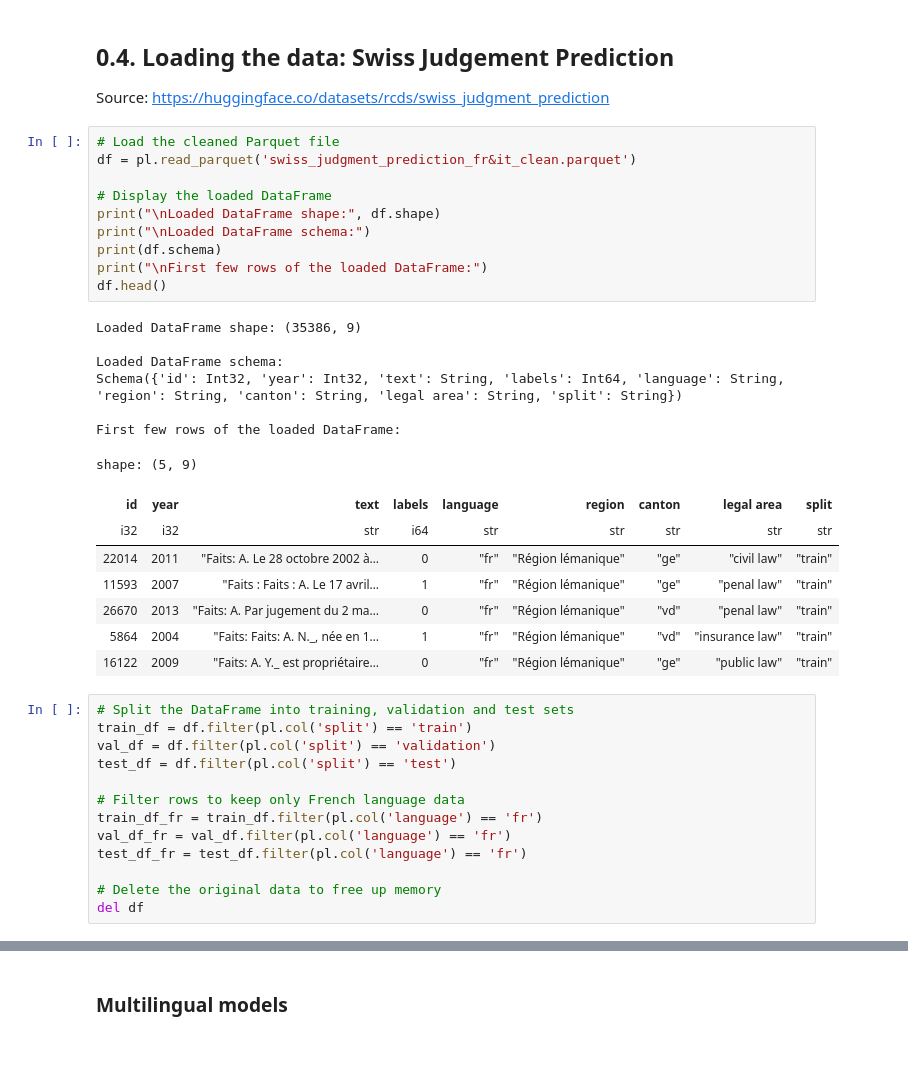
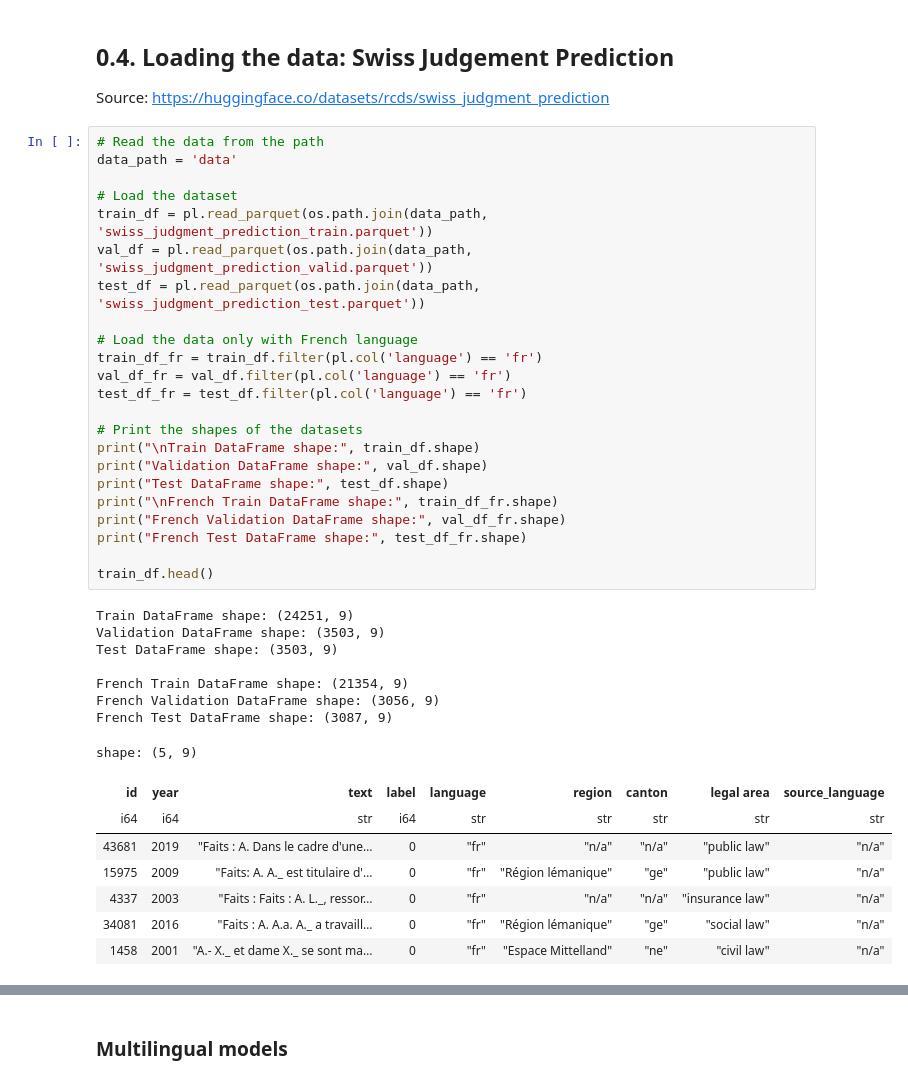
Before and after one commit to pablo-fdz/adv_nlp_final_assessment, a Jupyter notebook: part_2_ds_challenge.ipynb, the cells around one changed output, grey strips where cells are left out. Cells and saved outputs as stored; diff of their text form; blank space fills up the shorter version.

```diff
--- a/part_2_ds_challenge.ipynb
+++ b/part_2_ds_challenge.ipynb
@@ -64,44 +64,45 @@ Seed set to 42. This ensures reproducibility of results across runs.
 ## 0.4. Loading the data: Swiss Judgement Prediction
 
 Source: https://huggingface.co/datasets/rcds/swiss_judgment_prediction
-# %%
-# Load the cleaned Parquet file
-df = pl.read_parquet('swiss_judgment_prediction_fr&it_clean.parquet')
-
-# Display the loaded DataFrame
-print("\nLoaded DataFrame shape:", df.shape)
-print("\nLoaded DataFrame schema:")
-print(df.schema)
-print("\nFirst few rows of the loaded DataFrame:")
-df.head()
-# %% [output]
-Loaded DataFrame shape: (35386, 9)
-
-Loaded DataFrame schema:
-Schema({'id': Int32, 'year': Int32, 'text': String, 'labels': Int64, 'language': String, 'region': String, 'canton': String, 'legal area': String, 'split': String})
-
-First few rows of the loaded DataFrame:
-shape: (5, 9)
-| id | year | text | labels | language | region | canton | legal area | split |
-| i32 | i32 | str | i64 | str | str | str | str | str |
-| 22014 | 2011 | "Faits: A. Le 28 octobre 2002 à… | 0 | "fr" | "Région lémanique" | "ge" | "civil law" | "train" |
-| 11593 | 2007 | "Faits : Faits : A. Le 17 avril… | 1 | "fr" | "Région lémanique" | "ge" | "penal law" | "train" |
-| 26670 | 2013 | "Faits: A. Par jugement du 2 ma… | 0 | "fr" | "Région lémanique" | "vd" | "penal law" | "train" |
-| 5864 | 2004 | "Faits: Faits: A. N._, née en 1… | 1 | "fr" | "Région lémanique" | "vd" | "insurance law" | "train" |
-| 16122 | 2009 | "Faits: A. Y._ est propriétaire… | 0 | "fr" | "Région lémanique" | "ge" | "public law" | "train" |
-# %%
-# Split the DataFrame into training, validation and test sets
-train_df = df.filter(pl.col('split') == 'train')
-val_df = df.filter(pl.col('split') == 'validation')
-test_df = df.filter(pl.col('split') == 'test')
-
-# Filter rows to keep only French language data
-train_df_fr = train_df.filter(pl.col('language') == 'fr')
-val_df_fr = val_df.filter(pl.col('language') == 'fr')
-test_df_fr = test_df.filter(pl.col('language') == 'fr')
-
-# Delete the original data to free up memory
-del df
+# %%
+# Read the data from the path
+data_path = 'data'
+
+# Load the dataset
+train_df = pl.read_parquet(os.path.join(data_path, 'swiss_judgment_prediction_train.parquet'))
+val_df = pl.read_parquet(os.path.join(data_path, 'swiss_judgment_prediction_valid.parquet'))
+test_df = pl.read_parquet(os.path.join(data_path, 'swiss_judgment_prediction_test.parquet'))
+
+# Load the data only with French language
+train_df_fr = train_df.filter(pl.col('language') == 'fr')
+val_df_fr = val_df.filter(pl.col('language') == 'fr')
+test_df_fr = test_df.filter(pl.col('language') == 'fr')
+
+# Print the shapes of the datasets
+print("\nTrain DataFrame shape:", train_df.shape)
+print("Validation DataFrame shape:", val_df.shape)
+print("Test DataFrame shape:", test_df.shape)
+print("\nFrench Train DataFrame shape:", train_df_fr.shape)
+print("French Validation DataFrame shape:", val_df_fr.shape)
+print("French Test DataFrame shape:", test_df_fr.shape)
+
+train_df.head()
+# %% [output]
+Train DataFrame shape: (24251, 9)
+Validation DataFrame shape: (3503, 9)
+Test DataFrame shape: (3503, 9)
+
+French Train DataFrame shape: (21354, 9)
+French Validation DataFrame shape: (3056, 9)
+French Test DataFrame shape: (3087, 9)
+shape: (5, 9)
+| id | year | text | label | language | region | canton | legal area | source_language |
+| i64 | i64 | str | i64 | str | str | str | str | str |
+| 43681 | 2019 | "Faits : A. Dans le cadre d'une… | 0 | "fr" | "n/a" | "n/a" | "public law" | "n/a" |
+| 15975 | 2009 | "Faits: A. A._ est titulaire d'… | 0 | "fr" | "Région lémanique" | "ge" | "public law" | "n/a" |
+| 4337 | 2003 | "Faits : Faits : A. L._, ressor… | 0 | "fr" | "n/a" | "n/a" | "insurance law" | "n/a" |
+| 34081 | 2016 | "Faits : A. A.a. A._ a travaill… | 0 | "fr" | "Région lémanique" | "ge" | "social law" | "n/a" |
+| 1458 | 2001 | "A.- X._ et dame X._ se sont ma… | 0 | "fr" | "Espace Mittelland" | "ne" | "civil law" | "n/a" |
 # %% [markdown]
 # 1. BERT Model with Limited Data
 
```
Also changed, not shown: parts of 23 cells of this notebook.
